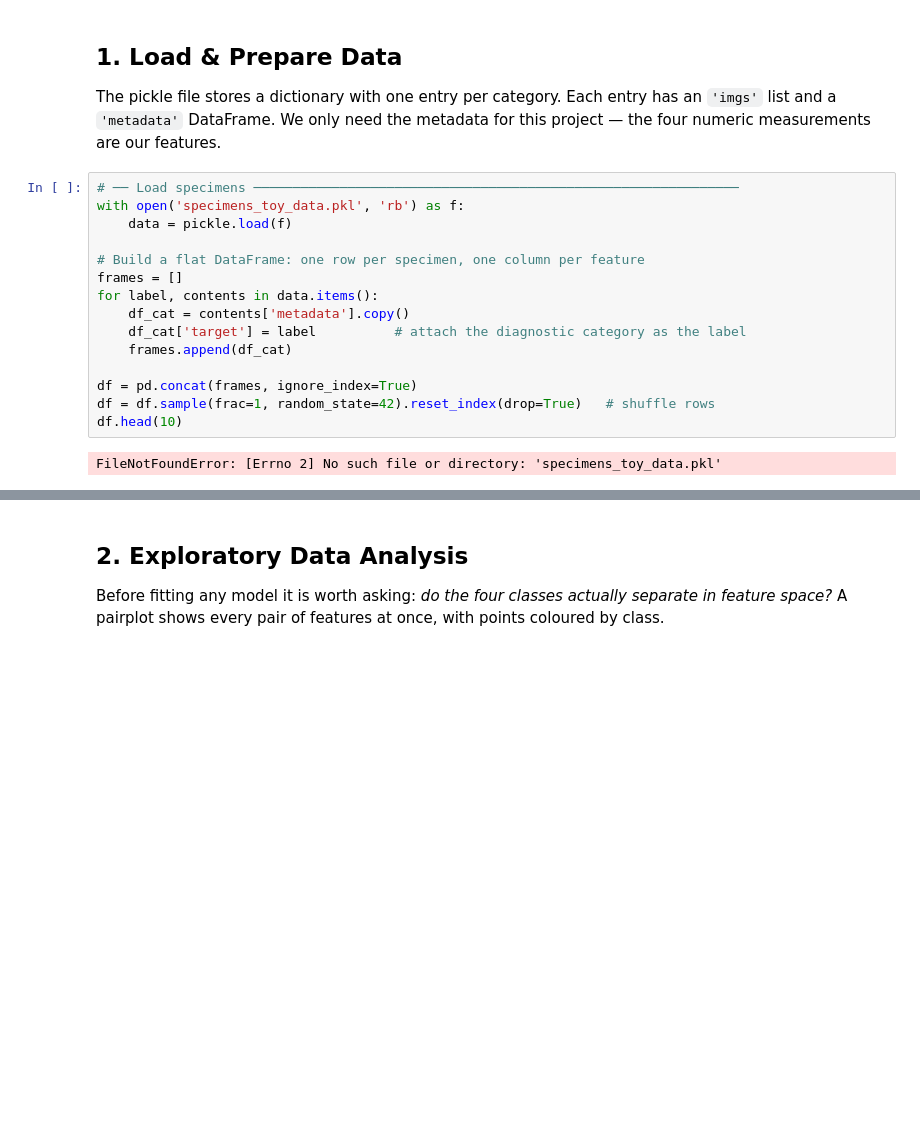
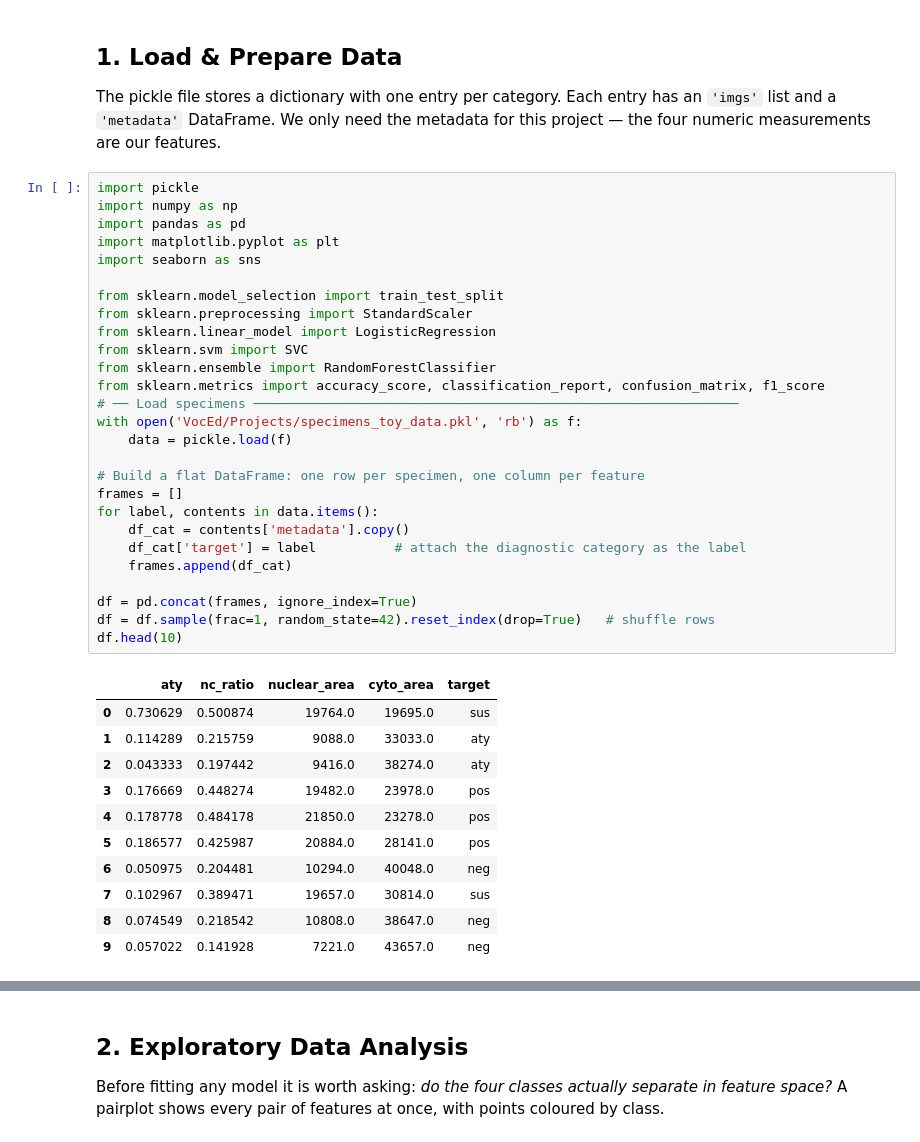
Before and after one commit to emubarak-lamc/PosterRepo, a Jupyter notebook: Projects/project_1_outline.ipynb, the cells around one changed output, grey strips where cells are left out. Cells and saved outputs as stored; diff of their text form; blank space fills up the shorter version.

```diff
--- a/Projects/project_1_outline.ipynb
+++ b/Projects/project_1_outline.ipynb
@@ -46,22 +46,44 @@ from sklearn.metrics import accuracy_score, classification_report, confusion_mat
 
 The pickle file stores a dictionary with one entry per category. Each entry has an `'imgs'` list and a `'metadata'` DataFrame. We only need the metadata for this project — the four numeric measurements are our features.
 # %%
+import pickle
+import numpy as np
+import pandas as pd
+import matplotlib.pyplot as plt
+import seaborn as sns
+
+from sklearn.model_selection import train_test_split
+from sklearn.preprocessing import StandardScaler
+from sklearn.linear_model import LogisticRegression
+from sklearn.svm import SVC
+from sklearn.ensemble import RandomForestClassifier
+from sklearn.metrics import accuracy_score, classification_report, confusion_matrix, f1_score
 # ── Load specimens ──────────────────────────────────────────────────────────────
-with open('specimens_toy_data.pkl', 'rb') as f:
+with open('VocEd/Projects/specimens_toy_data.pkl', 'rb') as f:
     data = pickle.load(f)
 
 # Build a flat DataFrame: one row per specimen, one column per feature
 frames = []
 for label, contents in data.items():
     df_cat = contents['metadata'].copy()
     df_cat['target'] = label          # attach the diagnostic category as the label
     frames.append(df_cat)
 
 df = pd.concat(frames, ignore_index=True)
 df = df.sample(frac=1, random_state=42).reset_index(drop=True)   # shuffle rows
 df.head(10)
 # %% [output]
-FileNotFoundError: [Errno 2] No such file or directory: 'specimens_toy_data.pkl'
+|  | aty | nc_ratio | nuclear_area | cyto_area | target |
+| 0 | 0.730629 | 0.500874 | 19764.0 | 19695.0 | sus |
+| 1 | 0.114289 | 0.215759 | 9088.0 | 33033.0 | aty |
+| 2 | 0.043333 | 0.197442 | 9416.0 | 38274.0 | aty |
+| 3 | 0.176669 | 0.448274 | 19482.0 | 23978.0 | pos |
+| 4 | 0.178778 | 0.484178 | 21850.0 | 23278.0 | pos |
+| 5 | 0.186577 | 0.425987 | 20884.0 | 28141.0 | pos |
+| 6 | 0.050975 | 0.204481 | 10294.0 | 40048.0 | neg |
+| 7 | 0.102967 | 0.389471 | 19657.0 | 30814.0 | sus |
+| 8 | 0.074549 | 0.218542 | 10808.0 | 38647.0 | neg |
+| 9 | 0.057022 | 0.141928 | 7221.0 | 43657.0 | neg |
 # %%
 # Confirm equal class balance — important for fair evaluation
 df['target'].value_counts()
```
Also changed, not shown: parts of 13 cells of this notebook.
